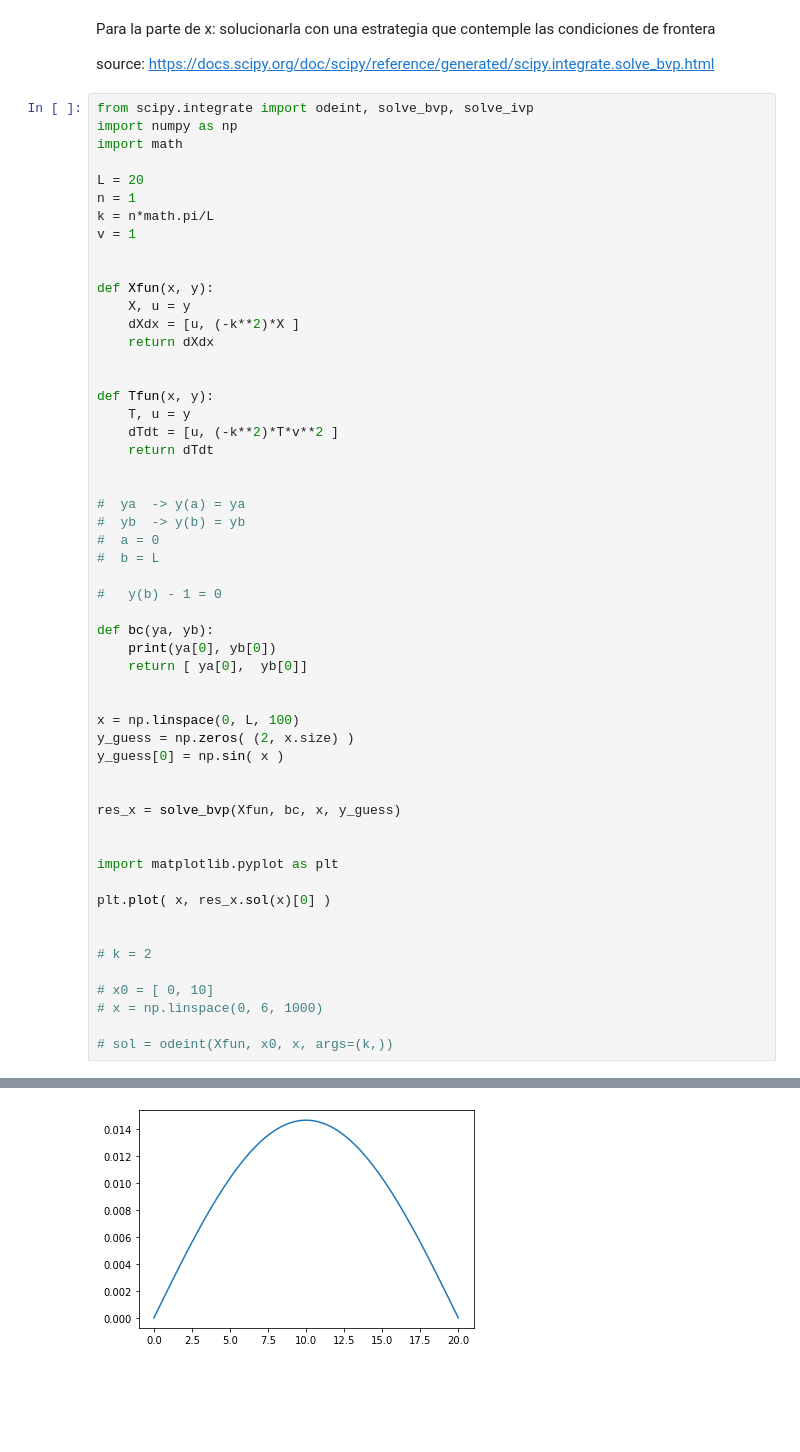
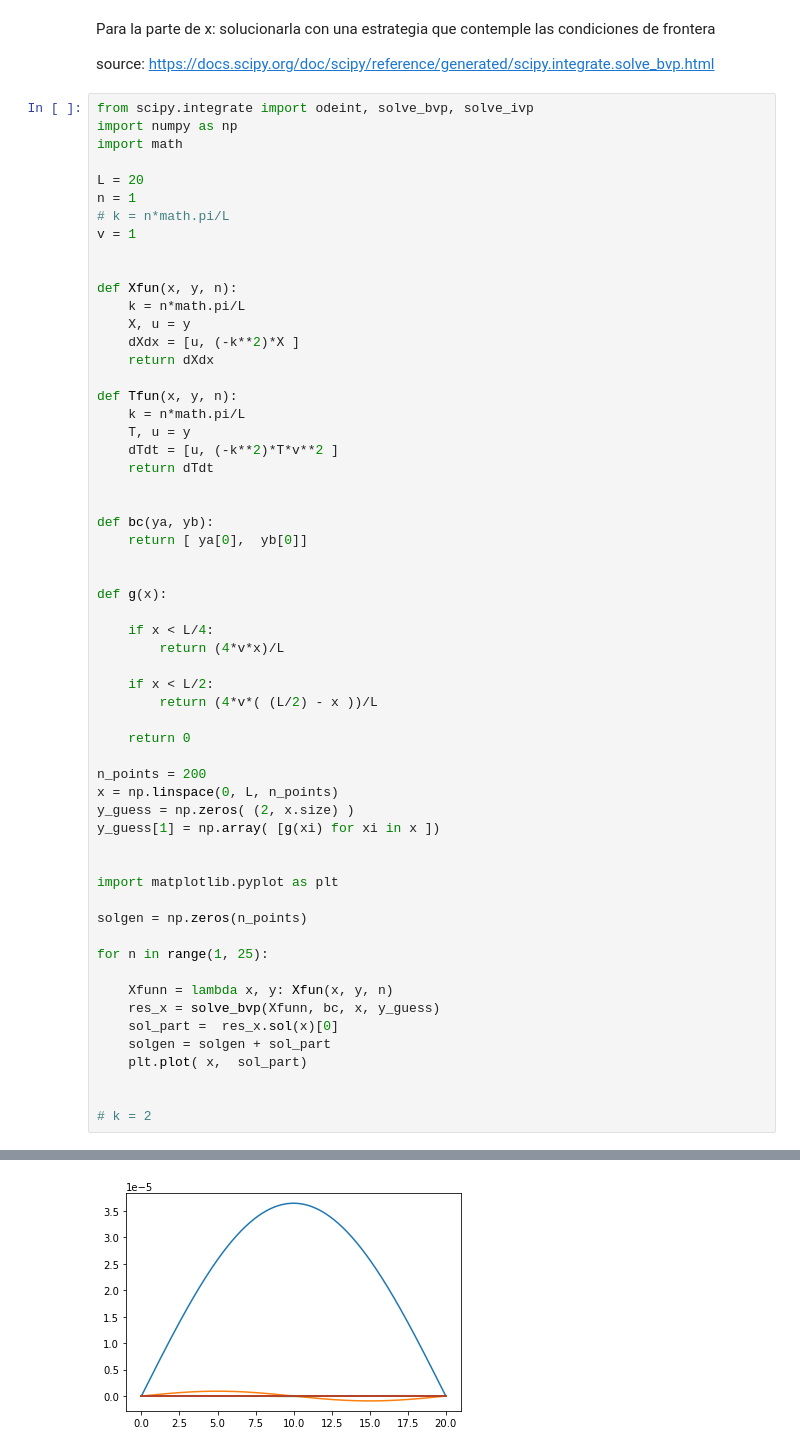
Before and after one commit to bemc22/TareasCursos20B, a Jupyter notebook: Codigos/asignacion4/casos.ipynb, the cells around one changed output, grey strips where cells are left out. Cells and saved outputs as stored; diff of their text form; blank space fills up the shorter version.

```diff
--- a/Codigos/asignacion4/casos.ipynb
+++ b/Codigos/asignacion4/casos.ipynb
@@ -48,51 +48,55 @@ import math
 
 L = 20
 n = 1
-k = n*math.pi/L
+# k = n*math.pi/L
 v = 1
 
 
-def Xfun(x, y):
+def Xfun(x, y, n):
+    k = n*math.pi/L
     X, u = y
     dXdx = [u, (-k**2)*X ]
     return dXdx
 
-
-def Tfun(x, y):
+def Tfun(x, y, n):
+    k = n*math.pi/L
     T, u = y
     dTdt = [u, (-k**2)*T*v**2 ]
     return dTdt
 
 
-#  ya  -> y(a) = ya
-#  yb  -> y(b) = yb
-#  a = 0
-#  b = L
-
-#   y(b) - 1 = 0
-
 def bc(ya, yb):
-    print(ya[0], yb[0])
     return [ ya[0],  yb[0]]
 
 
-x = np.linspace(0, L, 100)
+def g(x):
+
+    if x < L/4:
+        return (4*v*x)/L
+
+    if x < L/2:
+        return (4*v*( (L/2) - x ))/L
+
+    return 0
+
+n_points = 200
+x = np.linspace(0, L, n_points)
 y_guess = np.zeros( (2, x.size) )
-y_guess[0] = np.sin( x )
-
-
-res_x = solve_bvp(Xfun, bc, x, y_guess)
+y_guess[1] = np.array( [g(xi) for xi in x ])
 
 
 import matplotlib.pyplot as plt
 
-plt.plot( x, res_x.sol(x)[0] )
+solgen = np.zeros(n_points)
+
+for n in range(1, 25):
+
+    Xfunn = lambda x, y: Xfun(x, y, n)
+    res_x = solve_bvp(Xfunn, bc, x, y_guess)
+    sol_part =  res_x.sol(x)[0]
+    solgen = solgen + sol_part
+    plt.plot( x,  sol_part)
 
 
 # k = 2
-
-# x0 = [ 0, 10]
-# x = np.linspace(0, 6, 1000)
-
-# sol = odeint(Xfun, x0, x, args=(k,))
 # %% [output]
@@ -108 +103 @@ plt.plot( x, res_x.sol(x)[0] )
-[figure, old version]
+[figure, new version]
```
Also changed, not shown: parts of 3 cells of this notebook.
